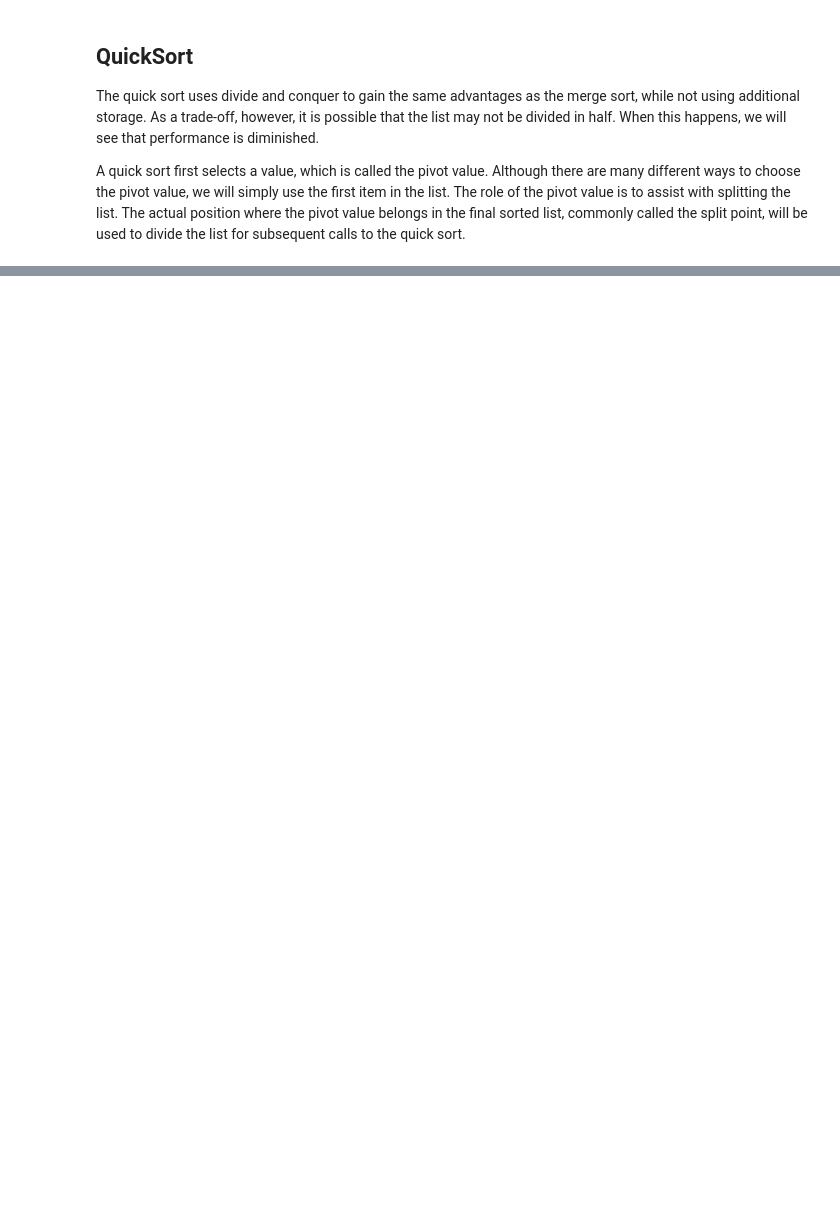
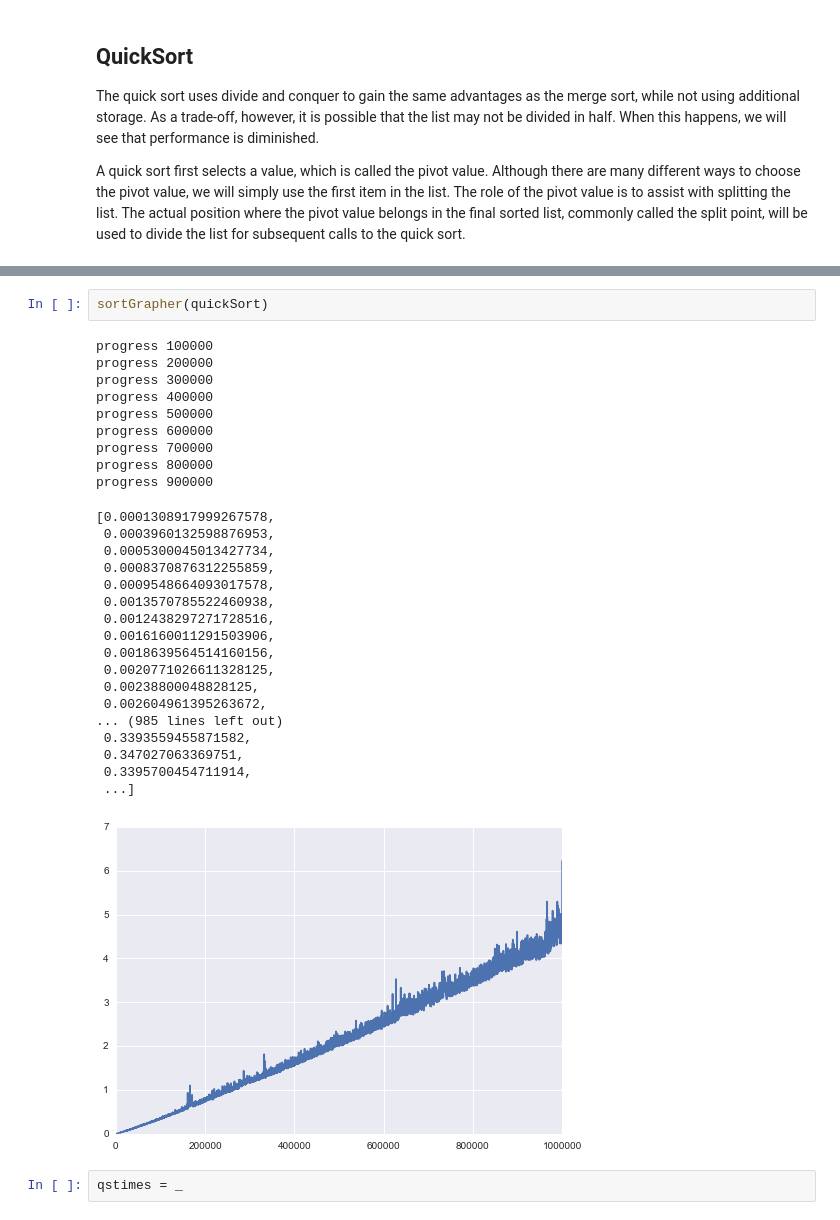
Before and after one commit to bnmnetp/CS160, a Jupyter notebook: 11_Sorting/SortCompare.ipynb, the cells around one changed output, grey strips where cells are left out. Cells and saved outputs as stored; diff of their text form; blank space fills up the shorter version.

```diff
--- a/11_Sorting/SortCompare.ipynb
+++ b/11_Sorting/SortCompare.ipynb
@@ -235,0 +257,32 @@ print(alist)
+# %%
+sortGrapher(quickSort)
+# %% [output]
+progress 100000
+progress 200000
+progress 300000
+progress 400000
+progress 500000
+progress 600000
+progress 700000
+progress 800000
+progress 900000
+[0.0001308917999267578,
+ 0.0003960132598876953,
+ 0.0005300045013427734,
+ 0.0008370876312255859,
+ 0.0009548664093017578,
+ 0.0013570785522460938,
+ 0.0012438297271728516,
+ 0.0016160011291503906,
+ 0.0018639564514160156,
+ 0.0020771026611328125,
+ 0.00238800048828125,
+ 0.002604961395263672,
+... (985 lines left out)
+ 0.3393559455871582,
+ 0.347027063369751,
+ 0.3395700454711914,
+ ...]
+[figure, added]
+# %%
+qstimes = _
```
Also changed, not shown: parts of 11 cells of this notebook, 2 other files.
